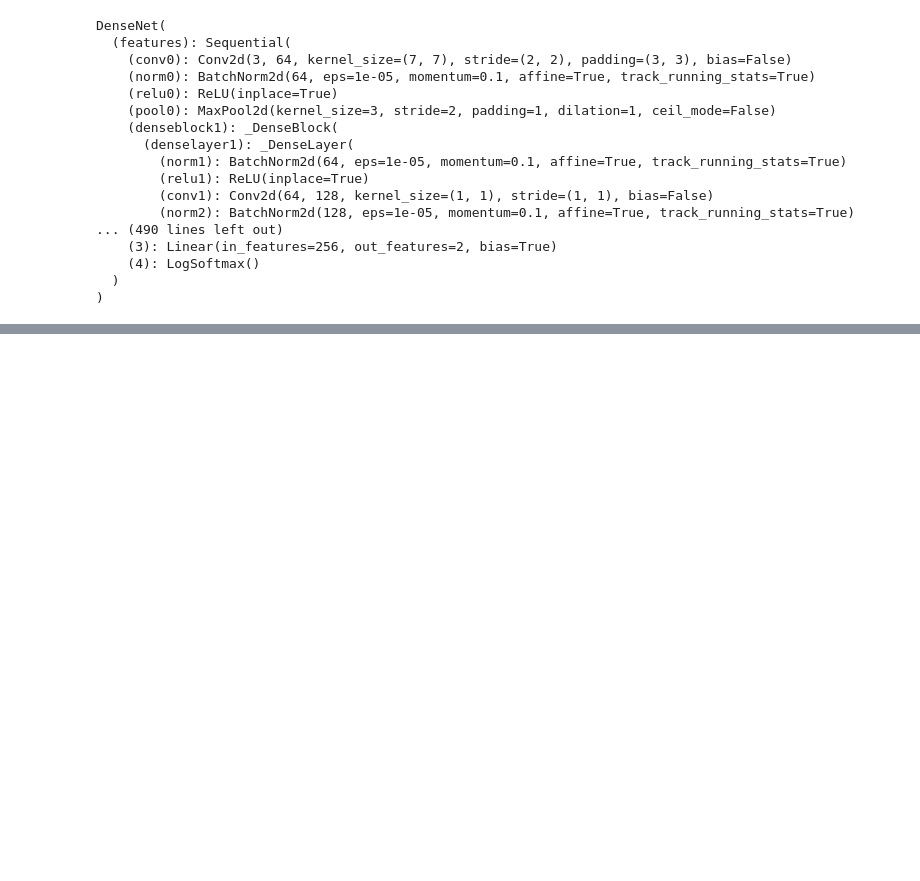
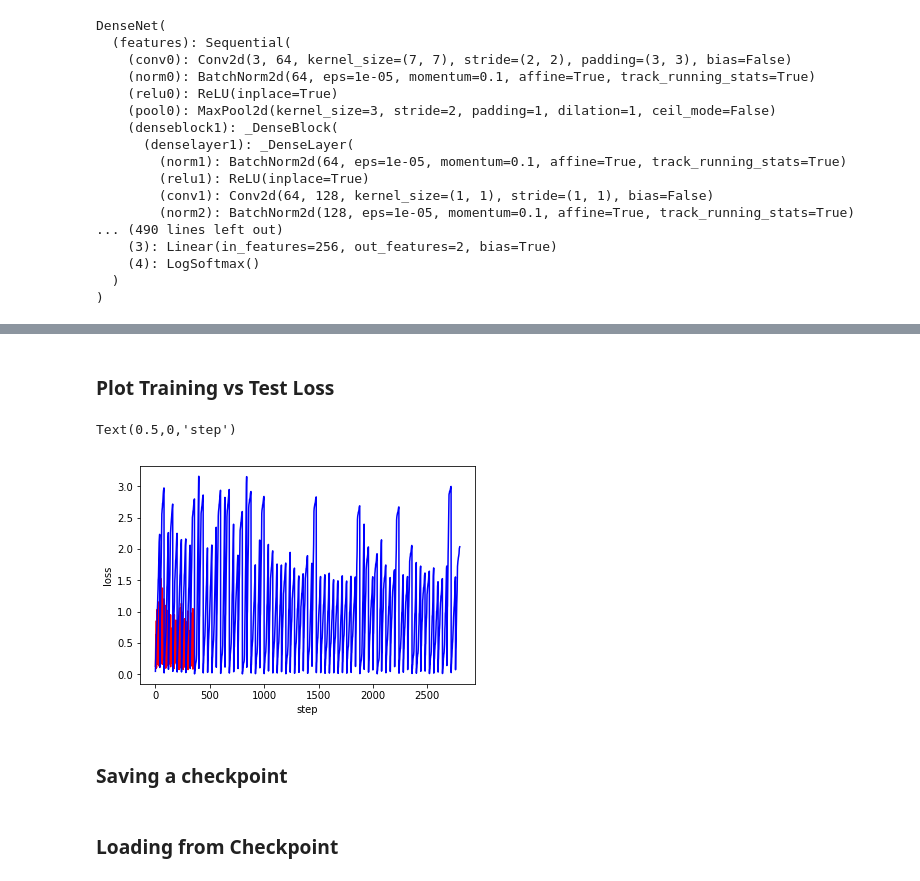
Before and after one commit to marcellovictorino/DeepLearning, a Jupyter notebook: TransferLearning/1_DogCatClassifier/DeepLearning-CatDog.ipynb, the cells around one changed output, grey strips where cells are left out. Saved outputs shown, nothing was run; the diff lists cells and outputs as text; code cells hidden in the pictures; blank space fills up the shorter version.

```diff
--- a/TransferLearning/1_DogCatClassifier/DeepLearning-CatDog.ipynb
+++ b/TransferLearning/1_DogCatClassifier/DeepLearning-CatDog.ipynb
@@ -42,8 +43,8 @@ test_transforms = transforms.Compose([transforms.Resize(255),
 train_data = datasets.ImageFolder(data_dir + '/train', transform=train_transforms)
 test_data = datasets.ImageFolder(data_dir + '/test', transform=test_transforms)
 
-trainloader = torch.utils.data.DataLoader(train_data, batch_size=64, shuffle=True)
-testloader = torch.utils.data.DataLoader(test_data, batch_size=64)
+train_loader = torch.utils.data.DataLoader(train_data, batch_size=64, shuffle=True)
+test_loader = torch.utils.data.DataLoader(test_data, batch_size=64)
 # %% [markdown]
 We can load in a model such as [DenseNet](http://pytorch.org/docs/0.3.0/torchvision/models.html#id5). Let's print out the model architecture so we can see what's going on.
 # %%
@@ -189,8 +124,13 @@ steps = 0
 running_loss = 0
 print_every = 5
 
+training_losses = []
+testing_losses = []
+
+start = time()
+
 for epoch in range(epochs):
-    for inputs, labels in trainloader:
+    for inputs, labels in train_loader:
         steps += 1
 
         # move input and label tensors to the appropriate device (GPU or CPU)
@@ -203,18 +143,18 @@ for epoch in range(epochs):
         # Perform forward pass to transform input into output
         outputs = model.forward(inputs) # since last layer is LogSoftMax, output is Log
 
-
         # Calculate error. Using Negative Log Loss instead of delta probability
         loss = criterion(outputs, labels)
 
         # Back propagate
         loss.backward()
 
-        # Train model on observed data
+        # Calibrate Weights based on Gradient Descent
         optimizer.step()
 
         # Keep track of training progress
         running_loss += loss.item()
+        training_losses.append(running_loss)
 
         if steps % print_every == 0:
             test_loss = 0
@@ -222,7 +162,7 @@ for epoch in range(epochs):
             model.eval() #! Important: enter evaluation mode, no drop-out applied
 
             with torch.no_grad(): # ! Important: no gradient descent on following calculations
-                for inputs, labels in testloader:
+                for inputs, labels in test_loader:
                     inputs = inputs.to(device)
                     labels = labels.to(device)
 
@@ -230,21 +170,24 @@ for epoch in range(epochs):
                     batch_loss = criterion(outputs, labels)
 
                     test_loss += batch_loss.item()
+                    testing_losses.append(test_loss)
 
                     # Transform output into probability format
                     probabilities = torch.exp(outputs) #proba = exp^(log)
-                    top_p, top_class = ps.topk(1, dim=1) # returns class with higher probability score
+                    top_p, top_class = probabilities.topk(1, dim=1) # returns class with higher probability score
 
                     # Calculate Accuracy
                     equals = top_class == labels.view(*top_class.shape)
                     accuracy += torch.mean(equals.type(torch.FloatTensor)).item()
 
-            print(f'Epoch {epoch+1} out of {epochs} |'
+            print(f'Epoch {epoch+1}/{epochs} |'
                   f'Train Loss: {running_loss/print_every :.3f} |'
                   f'Test Loss: {test_loss/len(test_loader) :.3f} |'
-                  f'Test Accuracy: {accuracy/len(test_loader) :.2%}')
+                  f'Test Accuracy: {accuracy/len(test_loader) :.3%} |'
+                  f'Time: {(time()-start):.0f} sec')
 
             # Reset to training mode (apply drop-out) and restart tally for next epoch
             running_loss = 0
             model.train()
+print(f'Total training time: {(time() - start):.0f} sec')
 # %% [output]
@@ -267,0 +211,12 @@ Epoch 1/1.. Train loss: 0.117.. Test loss: 0.055.. Test accuracy: 0.980
+# %% [markdown]
+### Plot Training vs Test Loss
+# %%
+plt.plot(training_losses, label='train', color='r')
+plt.plot(testing_losses, label='test', color='b')
+plt.ylabel('loss')
+plt.xlabel('step')
+# %% [output]
+Text(0.5,0,'step')
+[figure, added]
+# %% [markdown]
+### Saving a checkpoint
@@ -267,0 +230,2 @@ Epoch 1/1.. Train loss: 0.117.. Test loss: 0.055.. Test accuracy: 0.980
+# %% [markdown]
+### Loading from Checkpoint
```
Also changed, not shown: parts of 11 cells of this notebook, 3 other files.
